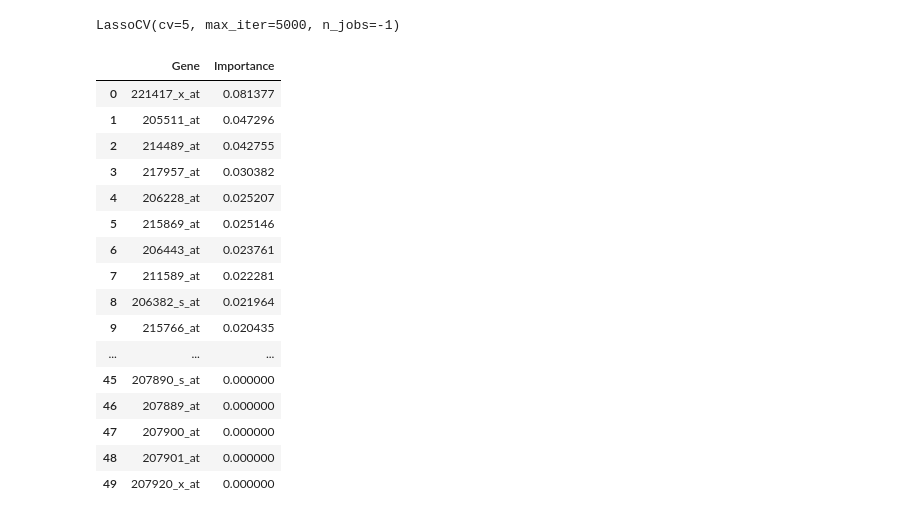
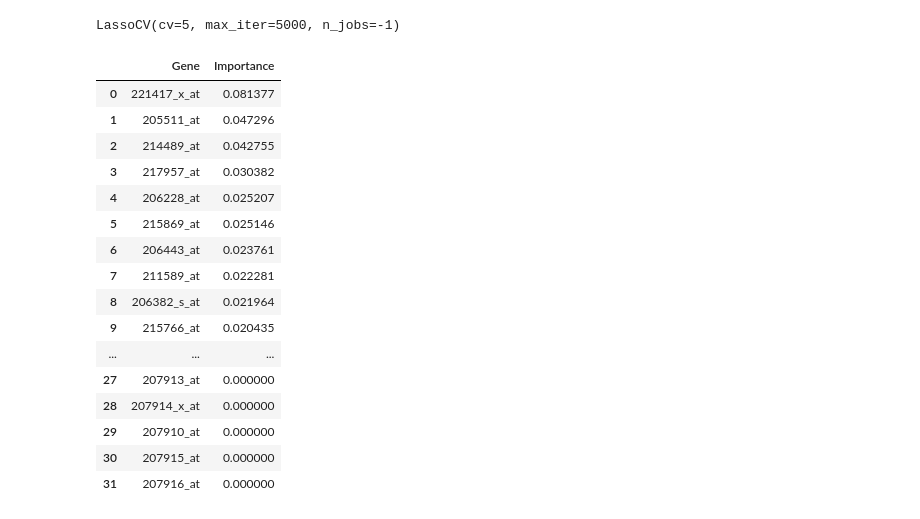
Before and after one commit to sreyadattagupta/Disease-Prediction-Using-Gene-Expression-Data, a Jupyter notebook: dataset.ipynb, the cells around one changed output. Drawn from its saved outputs; the diff is of its cells as text; code cells hidden in the pictures.

```diff
--- a/dataset.ipynb
+++ b/dataset.ipynb
@@ -137,34 +137,34 @@ LassoCV(cv=5, max_iter=5000, n_jobs=-1)
 # %%
 import pandas as pd
 import numpy as np
 
 importance = np.abs(lasso.coef_)
 genes = X.columns
 
-top_idx = np.argsort(importance)[::-1][:50]
+top_idx = np.argsort(importance)[::-1][:32]
 
 top32 = pd.DataFrame({
     "Gene": genes[top_idx],
     "Importance": importance[top_idx]
 }).sort_values("Importance", ascending=False)
 
 top32
 # %% [output]
 |  | Gene | Importance |
 | 0 | 221417_x_at | 0.081377 |
 | 1 | 205511_at | 0.047296 |
 | 2 | 214489_at | 0.042755 |
 | 3 | 217957_at | 0.030382 |
 | 4 | 206228_at | 0.025207 |
 | 5 | 215869_at | 0.025146 |
 | 6 | 206443_at | 0.023761 |
 | 7 | 211589_at | 0.022281 |
 | 8 | 206382_s_at | 0.021964 |
 | 9 | 215766_at | 0.020435 |
 | ... | ... | ... |
-| 45 | 207890_s_at | 0.000000 |
-| 46 | 207889_at | 0.000000 |
-| 47 | 207900_at | 0.000000 |
-| 48 | 207901_at | 0.000000 |
-| 49 | 207920_x_at | 0.000000 |
+| 27 | 207913_at | 0.000000 |
+| 28 | 207914_x_at | 0.000000 |
+| 29 | 207910_at | 0.000000 |
+| 30 | 207915_at | 0.000000 |
+| 31 | 207916_at | 0.000000 |
 # %%
```
Also changed, not shown: parts of 1 cell of this notebook.
